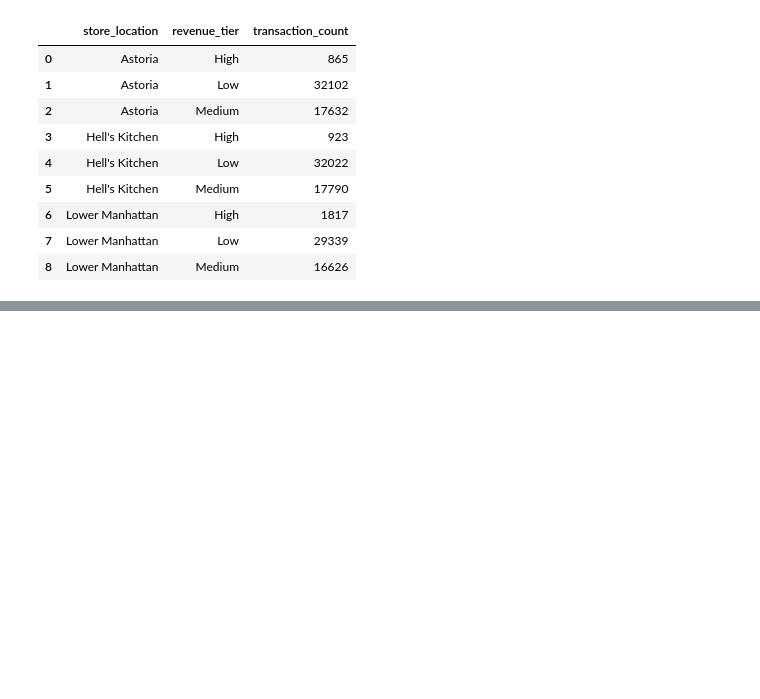
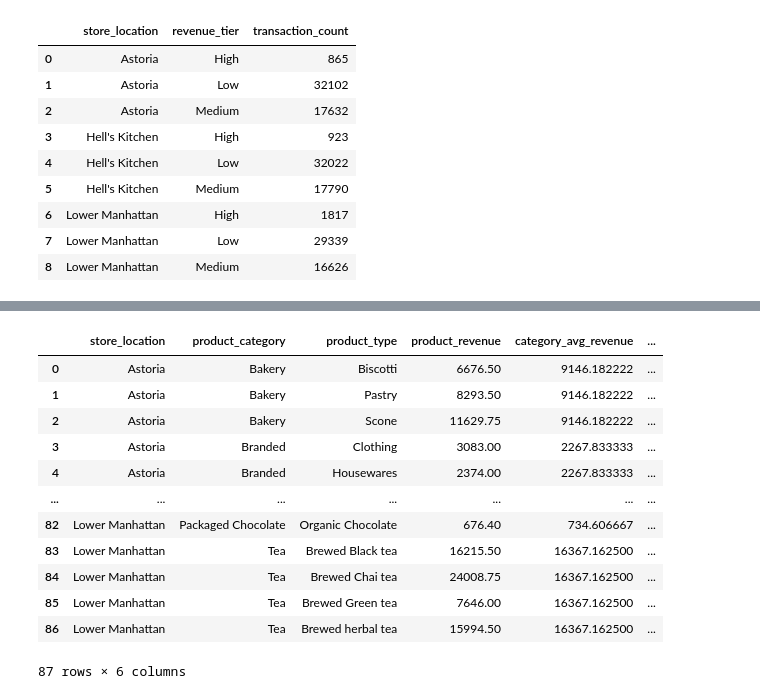
Before and after one commit to fairozkhanofficial/SQL-practice, a Jupyter notebook: SQL_Practice.ipynb, the cells around one changed output, grey strips where cells are left out. Saved outputs shown, nothing was run; the diff lists cells and outputs as text; code cells hidden in the pictures; blank space fills up the shorter version.

Commit message:
add self-join and CASE WHEN combo on coffee data

```diff
--- a/SQL_Practice.ipynb
+++ b/SQL_Practice.ipynb
@@ -282,0 +291,56 @@ GROUP BY store_location, revenue_tier
+# %%
+run("""
+WITH product_revenue_cte AS
+(
+    SELECT
+        store_location,
+        product_category,
+        product_type,
+        SUM(revenue) AS product_revenue
+    FROM coffee
+    GROUP BY
+        store_location,
+        product_category,
+        product_type
+),
+
+category_avg_cte AS
+(
+    SELECT
+        product_category,
+        AVG(product_revenue) AS category_avg_revenue
+    FROM product_revenue_cte
+    GROUP BY product_category
+)
+
+SELECT
+    p.store_location,
+    p.product_category,
+    p.product_type,
+    p.product_revenue,
+    c.category_avg_revenue,
+
+    CASE
+        WHEN p.product_revenue > c.category_avg_revenue
+        THEN 'Above Average'
+        ELSE 'Below Average'
+    END AS performance_label
+
+FROM product_revenue_cte p
+JOIN category_avg_cte c
+    ON p.product_category = c.product_category;
+""")
+# %% [output]
+|  | store_location | product_category | product_type | product_revenue | category_avg_revenue | ... |
+| 0 | Astoria | Bakery | Biscotti | 6676.50 | 9146.182222 | ... |
+| 1 | Astoria | Bakery | Pastry | 8293.50 | 9146.182222 | ... |
+| 2 | Astoria | Bakery | Scone | 11629.75 | 9146.182222 | ... |
+| 3 | Astoria | Branded | Clothing | 3083.00 | 2267.833333 | ... |
+| 4 | Astoria | Branded | Housewares | 2374.00 | 2267.833333 | ... |
+| ... | ... | ... | ... | ... | ... | ... |
+| 82 | Lower Manhattan | Packaged Chocolate | Organic Chocolate | 676.40 | 734.606667 | ... |
+| 83 | Lower Manhattan | Tea | Brewed Black tea | 16215.50 | 16367.162500 | ... |
+| 84 | Lower Manhattan | Tea | Brewed Chai tea | 24008.75 | 16367.162500 | ... |
+| 85 | Lower Manhattan | Tea | Brewed Green tea | 7646.00 | 16367.162500 | ... |
+| 86 | Lower Manhattan | Tea | Brewed herbal tea | 15994.50 | 16367.162500 | ... |
+87 rows × 6 columns
```
Also changed, not shown: parts of 1 cell of this notebook.
